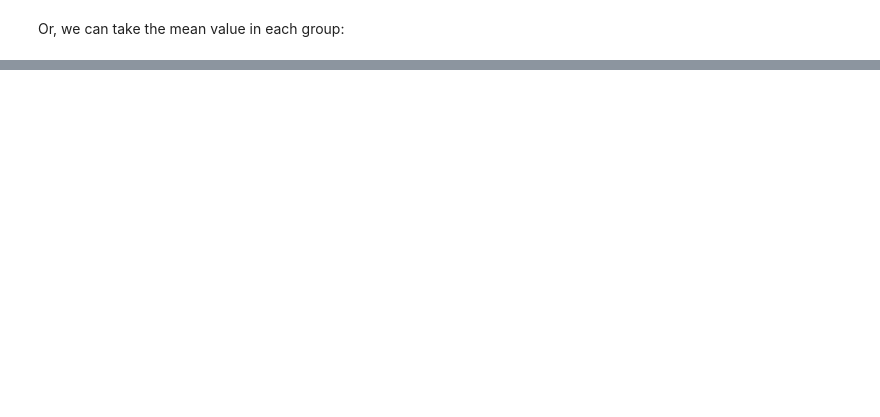
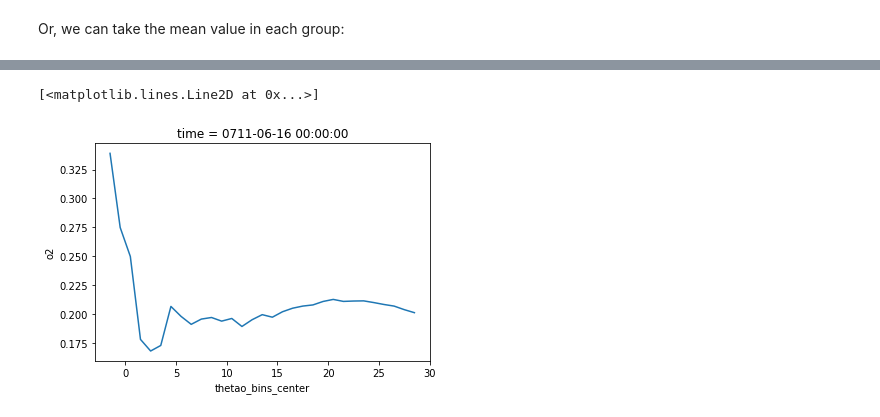
Before and after one commit to mlexaathews/wmt_bgc, a Jupyter notebook: tutorial_esm4.ipynb, the cells around one changed output, grey strips where cells are left out. Drawn from its saved outputs; the diff is of its cells as text; code cells hidden in the pictures; blank space fills up the shorter version.

```diff
--- a/tutorial_esm4.ipynb
+++ b/tutorial_esm4.ipynb
@@ -196,0 +190,5 @@ Coordinates:
+# %%
+o2_in_theta.mean(xr.ALL_DIMS).plot()
+# %% [output]
+[<matplotlib.lines.Line2D at 0x...>]
+[figure, added]
```
Also changed, not shown: parts of 8 cells of this notebook.
